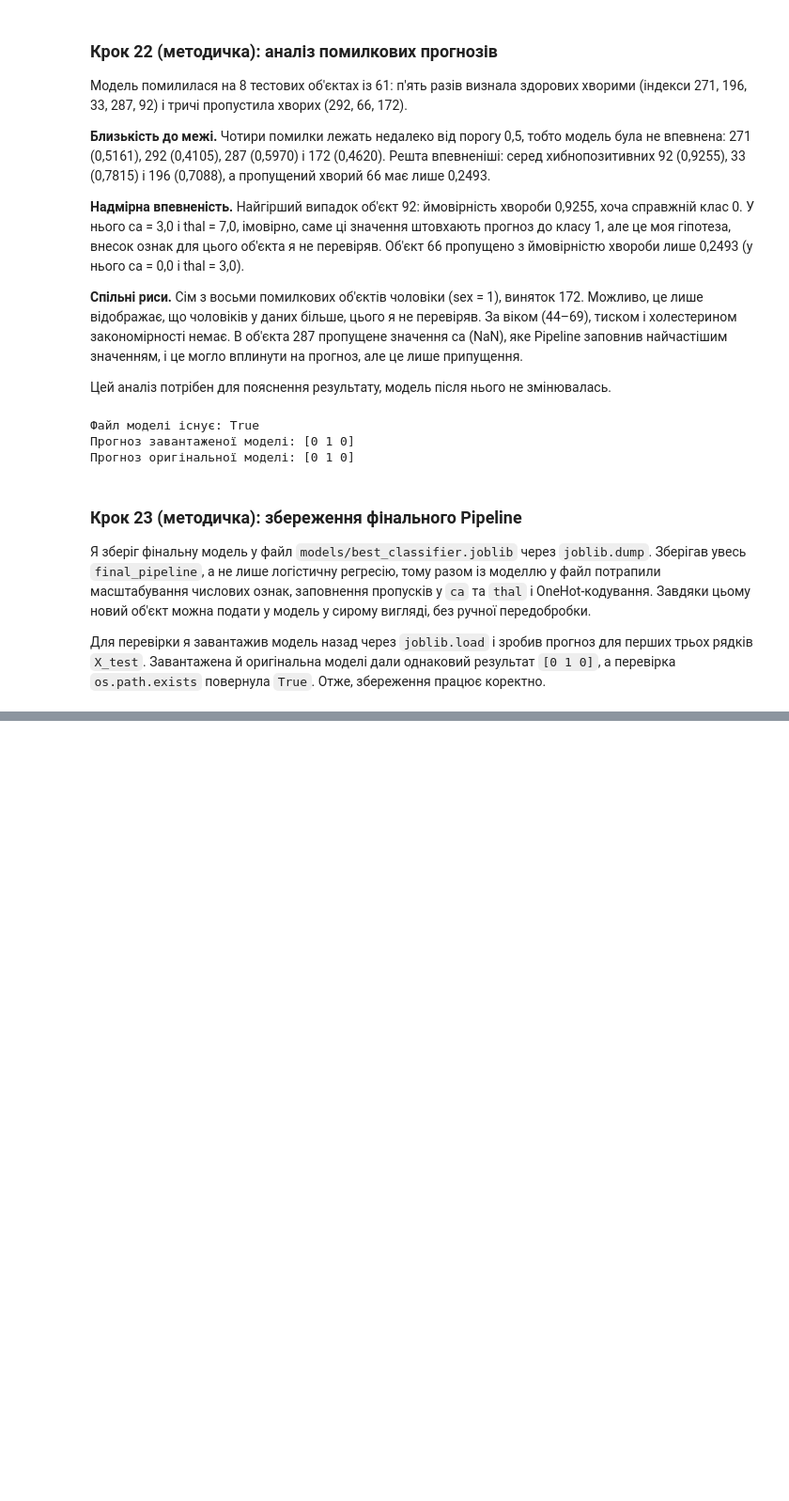
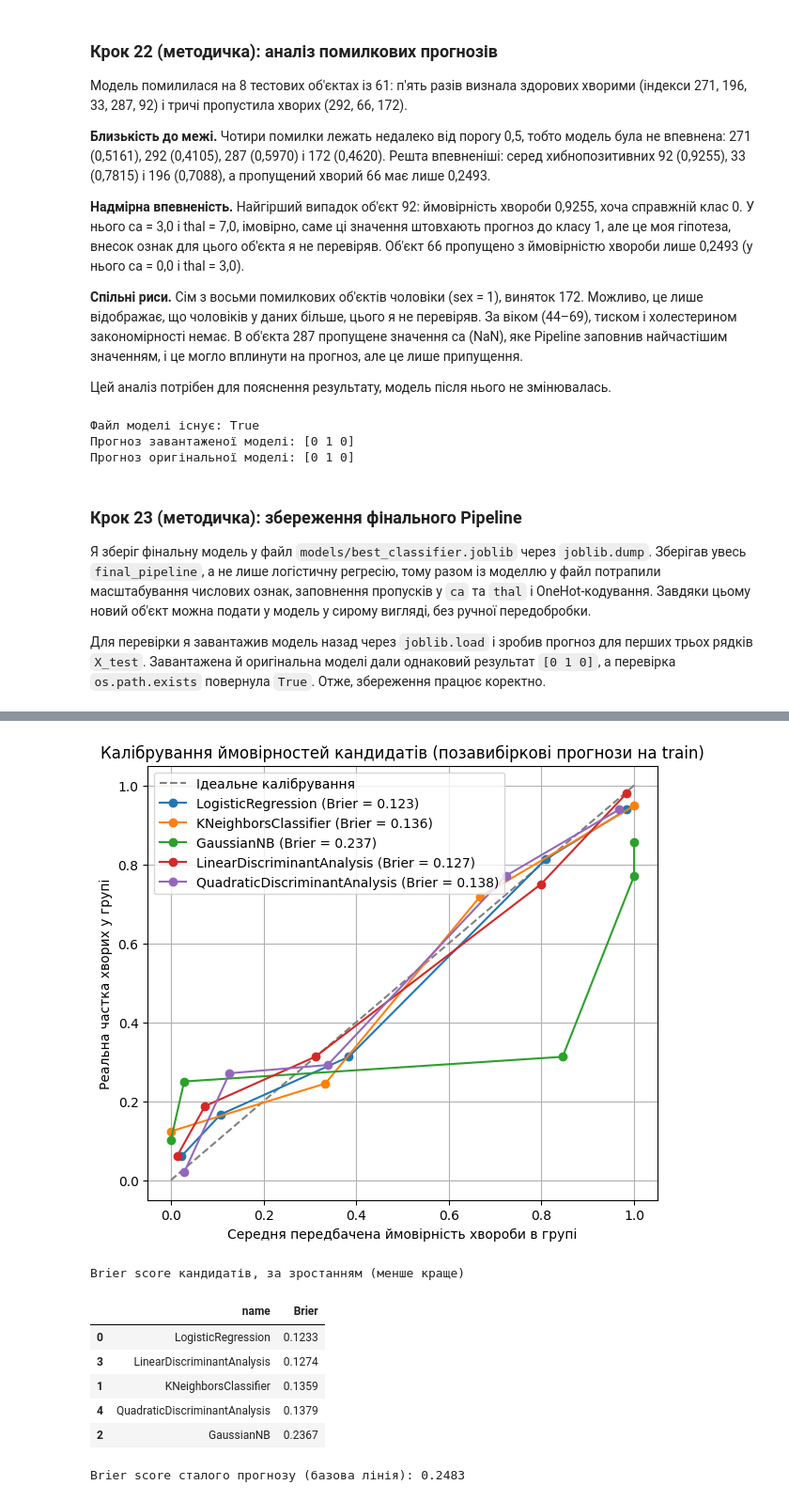
Before and after one commit to Anton-maxi/pattern-recognition-practice, a Jupyter notebook: classification-mini-project/notebooks/PR04_Zboryk_Anton.ipynb, the cells around one changed output, grey strips where cells are left out. Shown at 94% size. Saved outputs shown, nothing was run; the diff lists cells and outputs as text; code cells hidden in the pictures; blank space fills up the shorter version.

```diff
--- a/classification-mini-project/notebooks/PR04_Zboryk_Anton.ipynb
+++ b/classification-mini-project/notebooks/PR04_Zboryk_Anton.ipynb
@@ -1673,0 +1849,51 @@ print("Прогноз оригінальної моделі:", original_predicti
+# %%
+# Додаткове ПР7, завдання 3: калібрування ймовірностей кандидатів (позавибіркові прогнози на train)
+from sklearn.calibration import calibration_curve
+from sklearn.metrics import brier_score_loss
+
+res_brier = []
+
+plt.figure(figsize=(7, 6))
+
+# Діагональ: ідеально відкалібрована модель
+plt.plot([0, 1], [0, 1], linestyle="--", color="gray", label="Ідеальне калібрування")
+
+for model_name in df_models_all.columns:
+    # SVC дає decision_function, а не ймовірності, тому пропускаємо
+    if model_name == "SVC":
+        continue
+
+    probs = df_models_all[model_name]
+
+    # 5 груп з однаковою кількістю об'єктів: реальна частка хворих і середня ймовірність у групі
+    fraction_positive, mean_predicted = calibration_curve(y_train, probs, n_bins=5, strategy="quantile")
+    brier_value = brier_score_loss(y_train, probs)
+
+    plt.plot(mean_predicted, fraction_positive, marker="o", label=f"{model_name} (Brier = {brier_value:.3f})")
+    res_brier.append({"name": model_name, "Brier": brier_value})
+
+plt.xlabel("Середня передбачена ймовірність хвороби в групі")
+plt.ylabel("Реальна частка хворих у групі")
+plt.title("Калібрування ймовірностей кандидатів (позавибіркові прогнози на train)")
+plt.grid(True)
+plt.legend(loc="upper left")
+plt.show()
+
+df_brier = pd.DataFrame(res_brier)
+
+# Brier score для сталого прогнозу «завжди частка хворих у train»
+baseline_brier = y_train.mean() * (1 - y_train.mean())
+
+print("Brier score кандидатів, за зростанням (менше краще)")
+display(df_brier.sort_values("Brier", ascending=True).round(4))
+print("Brier score сталого прогнозу (базова лінія):", round(baseline_brier, 4))
+# %% [output]
+[figure, added]
+Brier score кандидатів, за зростанням (менше краще)
+|  | name | Brier |
+| 0 | LogisticRegression | 0.1233 |
+| 3 | LinearDiscriminantAnalysis | 0.1274 |
+| 1 | KNeighborsClassifier | 0.1359 |
+| 4 | QuadraticDiscriminantAnalysis | 0.1379 |
+| 2 | GaussianNB | 0.2367 |
+Brier score сталого прогнозу (базова лінія): 0.2483
```
Also changed, not shown: parts of 12 cells of this notebook.
